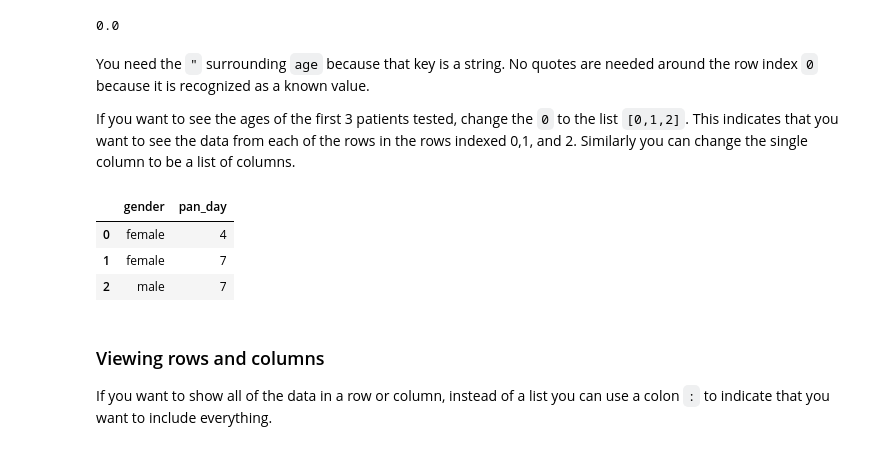
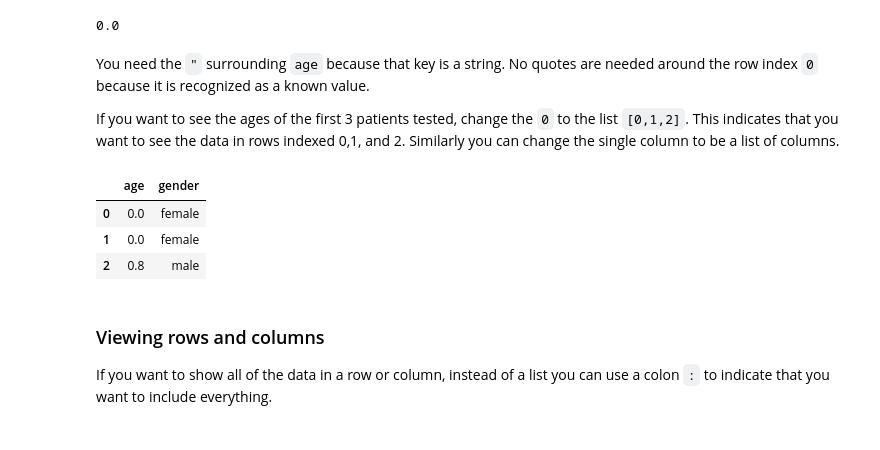
Before and after one commit to arcus/education_modules, a Jupyter notebook: pandas_transform/notebooks/dataframe_example.ipynb, the cells around one changed output. Cells and saved outputs as stored; diff of their text form; code cells hidden in the pictures.

```diff
--- a/pandas_transform/notebooks/dataframe_example.ipynb
+++ b/pandas_transform/notebooks/dataframe_example.ipynb
@@ -60,14 +70,14 @@ covid_testing.loc[0,"age"]
 # %% [markdown]
 You need the `"` surrounding `age` because that key is a string. No quotes are needed around the row index `0` because it is recognized as a known value.
 
-If you want to see the ages of the first 3 patients tested, change the `0` to the list `[0,1,2]`. This indicates that you want to see the data from each of the rows in the rows indexed 0,1, and 2. Similarly you can change the single column to be a list of columns.
+If you want to see the ages of the first 3 patients tested, change the `0` to the list `[0,1,2]`. This indicates that you want to see the data in rows indexed 0,1, and 2. Similarly you can change the single column to be a list of columns.
 # %%
-covid_testing.loc[[0,1,2],["gender", "pan_day"]]
+covid_testing.loc[[0,1,2],[ "age", "gender"]]
 # %% [output]
-|  | gender | pan_day |
-| 0 | female | 4 |
-| 1 | female | 7 |
-| 2 | male | 7 |
+|  | age | gender |
+| 0 | 0.0 | female |
+| 1 | 0.0 | female |
+| 2 | 0.8 | male |
 # %% [markdown]
 ### Viewing rows and columns
 
```
Also changed, not shown: parts of 10 cells of this notebook.
